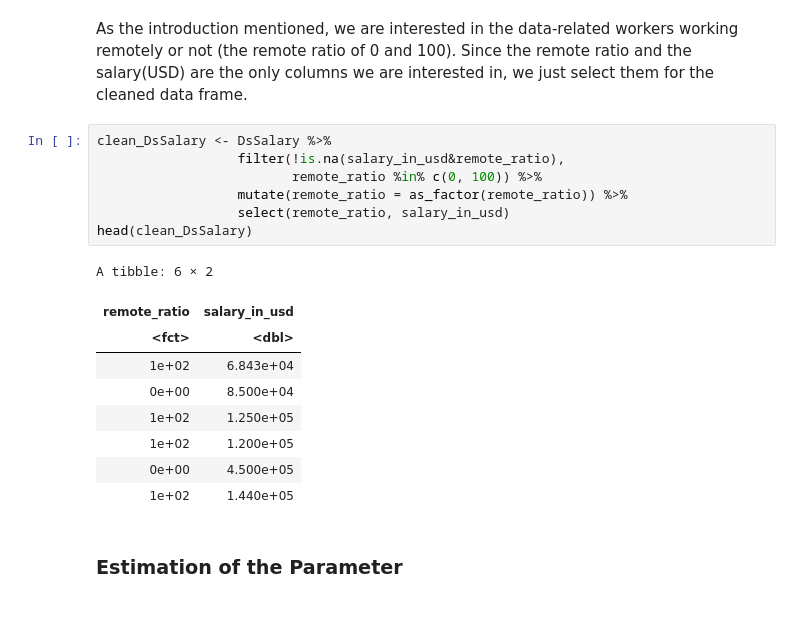
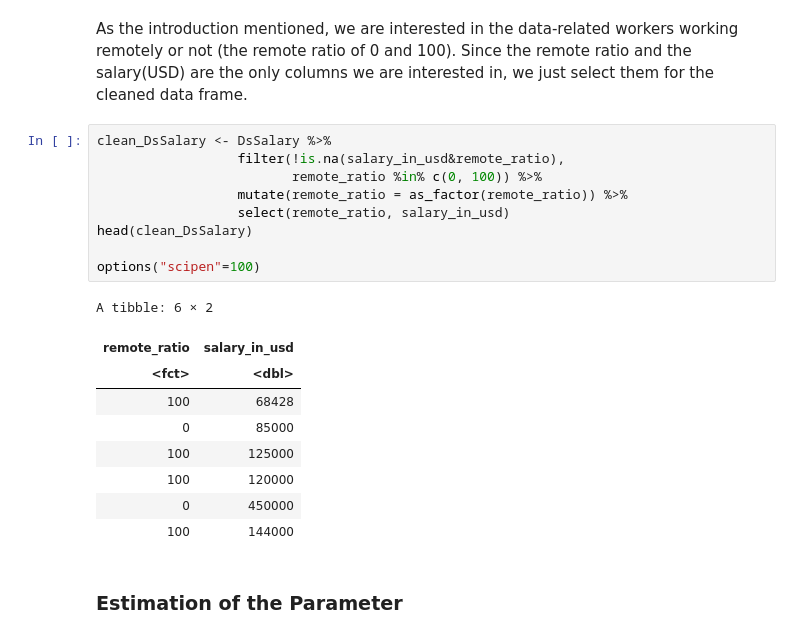
Before and after one commit to Wills-Hao/DS-Salary-Factor-Remote-R, a Jupyter notebook: Projectproposal.ipynb, the cells around one changed output. Drawn from its saved outputs; the diff is of its cells as text.

```diff
--- a/Projectproposal.ipynb
+++ b/Projectproposal.ipynb
@@ -75,20 +75,22 @@ As the introduction mentioned, we are interested in the data-related workers wor
 # %%
 clean_DsSalary <- DsSalary %>%
                   filter(!is.na(salary_in_usd&remote_ratio),
                          remote_ratio %in% c(0, 100)) %>%
                   mutate(remote_ratio = as_factor(remote_ratio)) %>%
                   select(remote_ratio, salary_in_usd)
 head(clean_DsSalary)
+
+options("scipen"=100)
 # %% [output]
 A tibble: 6 × 2
 | remote_ratio | salary_in_usd |
 | <fct> | <dbl> |
-| 1e+02 | 6.843e+04 |
-| 0e+00 | 8.500e+04 |
-| 1e+02 | 1.250e+05 |
-| 1e+02 | 1.200e+05 |
-| 0e+00 | 4.500e+05 |
-| 1e+02 | 1.440e+05 |
+| 100 | 68428 |
+| 0 | 85000 |
+| 100 | 125000 |
+| 100 | 120000 |
+| 0 | 450000 |
+| 100 | 144000 |
 # %% [markdown]
 ### Estimation of the Parameter
 # %% [markdown]
```
Also changed, not shown: parts of 6 cells of this notebook.
